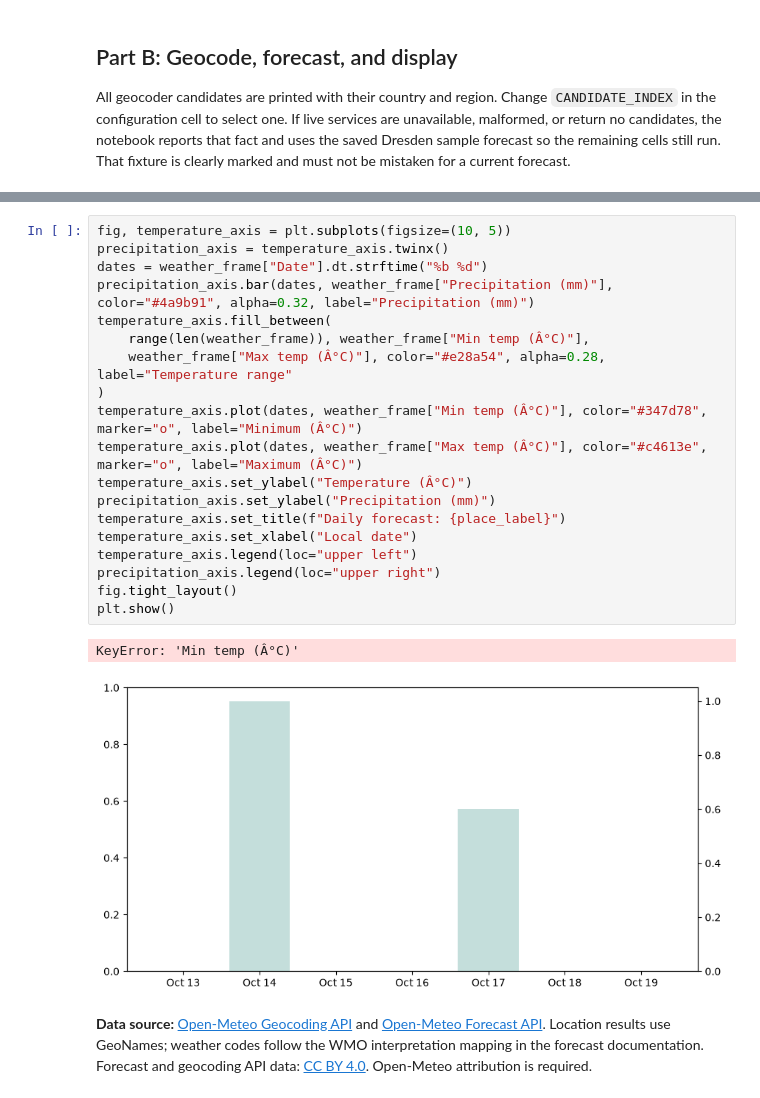
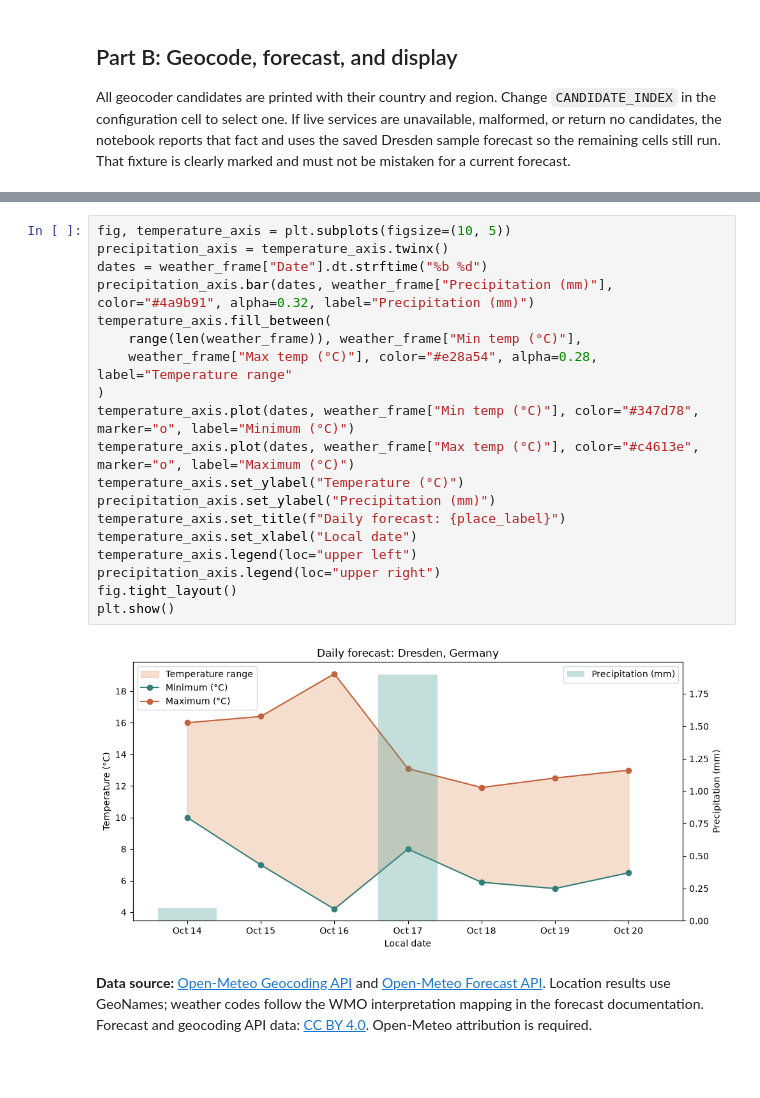
Before and after one commit to RNuwarinda/OOP-assignment_2, a Jupyter notebook: project1_weather.ipynb, the cells around one changed output, grey strips where cells are left out. Saved outputs shown, nothing was run; the diff lists cells and outputs as text; blank space fills up the shorter version.

```diff
--- a/project1_weather.ipynb
+++ b/project1_weather.ipynb
@@ -128,25 +128,24 @@ weather_frame
 # %%
 fig, temperature_axis = plt.subplots(figsize=(10, 5))
 precipitation_axis = temperature_axis.twinx()
 dates = weather_frame["Date"].dt.strftime("%b %d")
 precipitation_axis.bar(dates, weather_frame["Precipitation (mm)"], color="#4a9b91", alpha=0.32, label="Precipitation (mm)")
 temperature_axis.fill_between(
-    range(len(weather_frame)), weather_frame["Min temp (Â°C)"],
-    weather_frame["Max temp (Â°C)"], color="#e28a54", alpha=0.28, label="Temperature range"
+    range(len(weather_frame)), weather_frame["Min temp (°C)"],
+    weather_frame["Max temp (°C)"], color="#e28a54", alpha=0.28, label="Temperature range"
 )
-temperature_axis.plot(dates, weather_frame["Min temp (Â°C)"], color="#347d78", marker="o", label="Minimum (Â°C)")
-temperature_axis.plot(dates, weather_frame["Max temp (Â°C)"], color="#c4613e", marker="o", label="Maximum (Â°C)")
-temperature_axis.set_ylabel("Temperature (Â°C)")
+temperature_axis.plot(dates, weather_frame["Min temp (°C)"], color="#347d78", marker="o", label="Minimum (°C)")
+temperature_axis.plot(dates, weather_frame["Max temp (°C)"], color="#c4613e", marker="o", label="Maximum (°C)")
+temperature_axis.set_ylabel("Temperature (°C)")
 precipitation_axis.set_ylabel("Precipitation (mm)")
 temperature_axis.set_title(f"Daily forecast: {place_label}")
 temperature_axis.set_xlabel("Local date")
 temperature_axis.legend(loc="upper left")
 precipitation_axis.legend(loc="upper right")
 fig.tight_layout()
 plt.show()
 # %% [output]
-KeyError: 'Min temp (Â°C)'
-[figure, old version]
+[figure, new version]
 # %% [markdown]
 **Data source:** [Open-Meteo Geocoding API](https://open-meteo.com/en/docs/geocoding-api) and [Open-Meteo Forecast API](https://open-meteo.com/en/docs). Location results use GeoNames; weather codes follow the WMO interpretation mapping in the forecast documentation. Forecast and geocoding API data: [CC BY 4.0](https://creativecommons.org/licenses/by/4.0/). Open-Meteo attribution is required.
 # %% [markdown]
```
Also changed, not shown: parts of 13 cells of this notebook.
